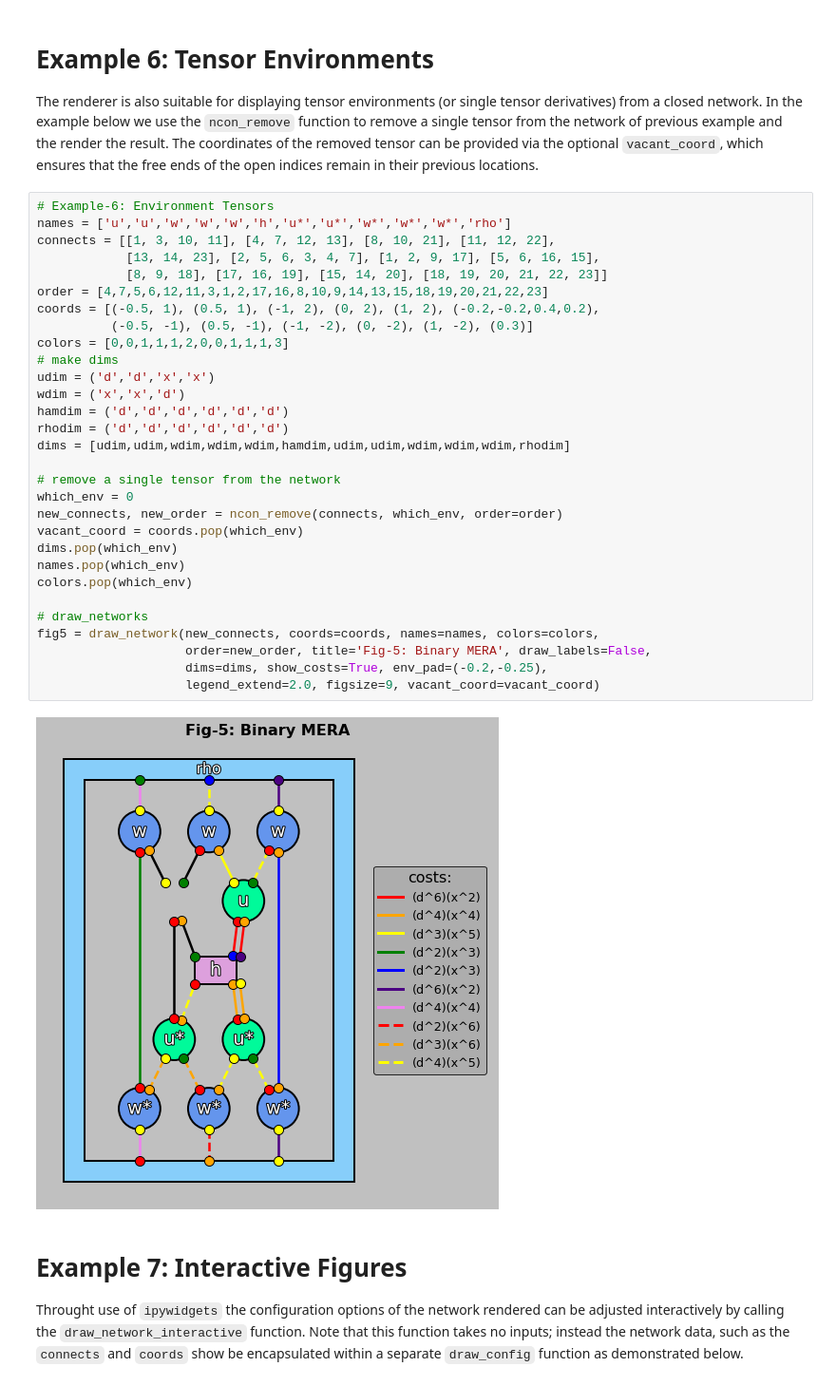
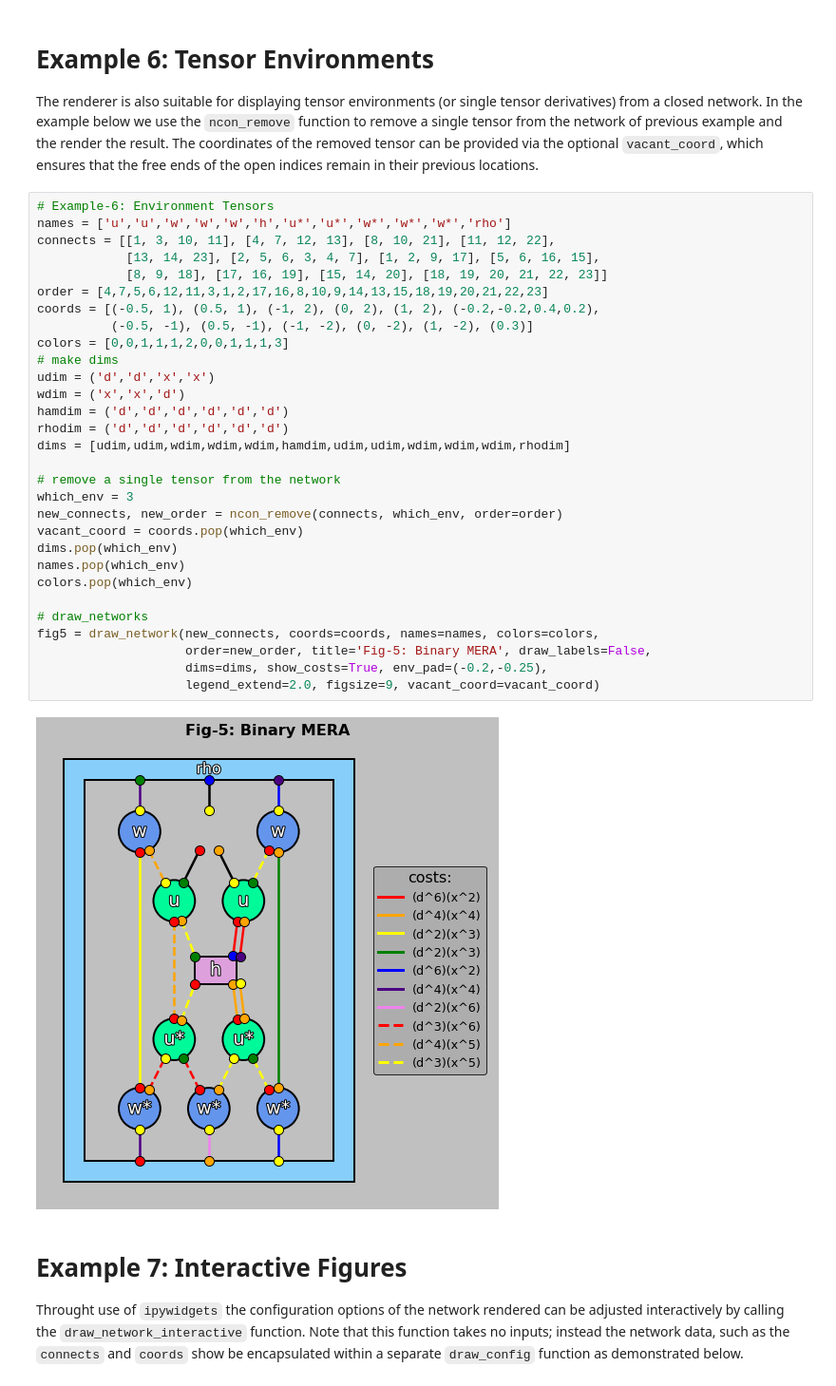
Before and after one commit to gevenbly/TensorAlgs, a Jupyter notebook: Guide_Network_Renderer.ipynb, the cells around one changed output. Shown at 95% size. Saved outputs shown, nothing was run; the diff lists cells and outputs as text.

```diff
--- a/Guide_Network_Renderer.ipynb
+++ b/Guide_Network_Renderer.ipynb
@@ -151,35 +151,35 @@ The renderer is also suitable for displaying tensor environments (or single tens
 # %%
 # Example-6: Environment Tensors
 names = ['u','u','w','w','w','h','u*','u*','w*','w*','w*','rho']
 connects = [[1, 3, 10, 11], [4, 7, 12, 13], [8, 10, 21], [11, 12, 22],
             [13, 14, 23], [2, 5, 6, 3, 4, 7], [1, 2, 9, 17], [5, 6, 16, 15],
             [8, 9, 18], [17, 16, 19], [15, 14, 20], [18, 19, 20, 21, 22, 23]]
 order = [4,7,5,6,12,11,3,1,2,17,16,8,10,9,14,13,15,18,19,20,21,22,23]
 coords = [(-0.5, 1), (0.5, 1), (-1, 2), (0, 2), (1, 2), (-0.2,-0.2,0.4,0.2),
           (-0.5, -1), (0.5, -1), (-1, -2), (0, -2), (1, -2), (0.3)]
 colors = [0,0,1,1,1,2,0,0,1,1,1,3]
 # make dims
 udim = ('d','d','x','x')
 wdim = ('x','x','d')
 hamdim = ('d','d','d','d','d','d')
 rhodim = ('d','d','d','d','d','d')
 dims = [udim,udim,wdim,wdim,wdim,hamdim,udim,udim,wdim,wdim,wdim,rhodim]
 
 # remove a single tensor from the network
-which_env = 0
+which_env = 3
 new_connects, new_order = ncon_remove(connects, which_env, order=order)
 vacant_coord = coords.pop(which_env)
 dims.pop(which_env)
 names.pop(which_env)
 colors.pop(which_env)
 
 # draw_networks
 fig5 = draw_network(new_connects, coords=coords, names=names, colors=colors,
                     order=new_order, title='Fig-5: Binary MERA', draw_labels=False,
                     dims=dims, show_costs=True, env_pad=(-0.2,-0.25),
                     legend_extend=2.0, figsize=9, vacant_coord=vacant_coord)
 # %% [output]
-[figure, old version]
+[figure, new version]
 # %% [markdown]
 # Example 7: Interactive Figures
 Throught use of `ipywidgets` the configuration options of the network rendered can be adjusted interactively by calling the `draw_network_interactive` function. Note that this function takes no inputs; instead the network data, such as the `connects` and `coords` show be encapsulated within a separate `draw_config` function as demonstrated below.
```
Also changed, not shown: parts of 2 cells of this notebook.
